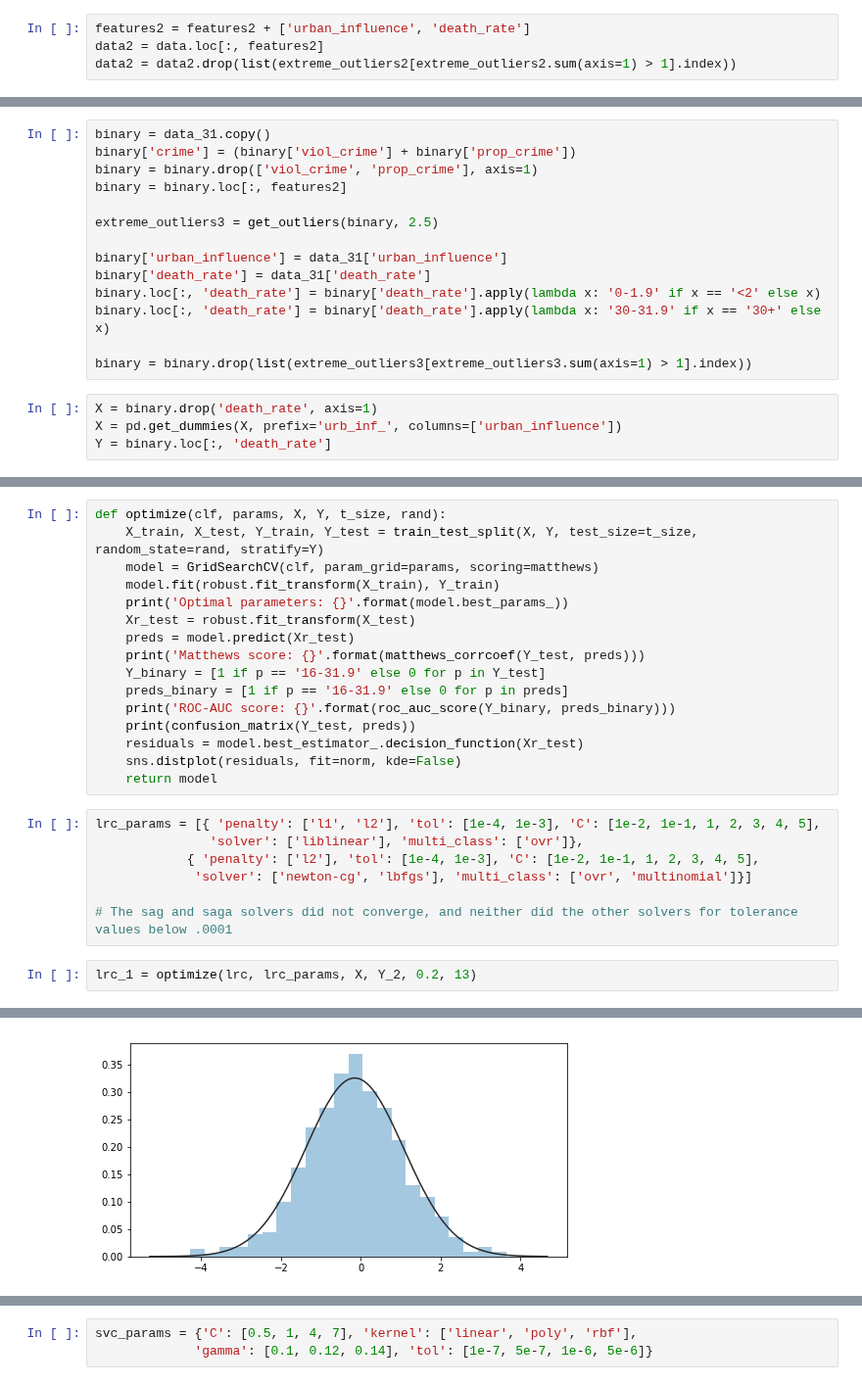
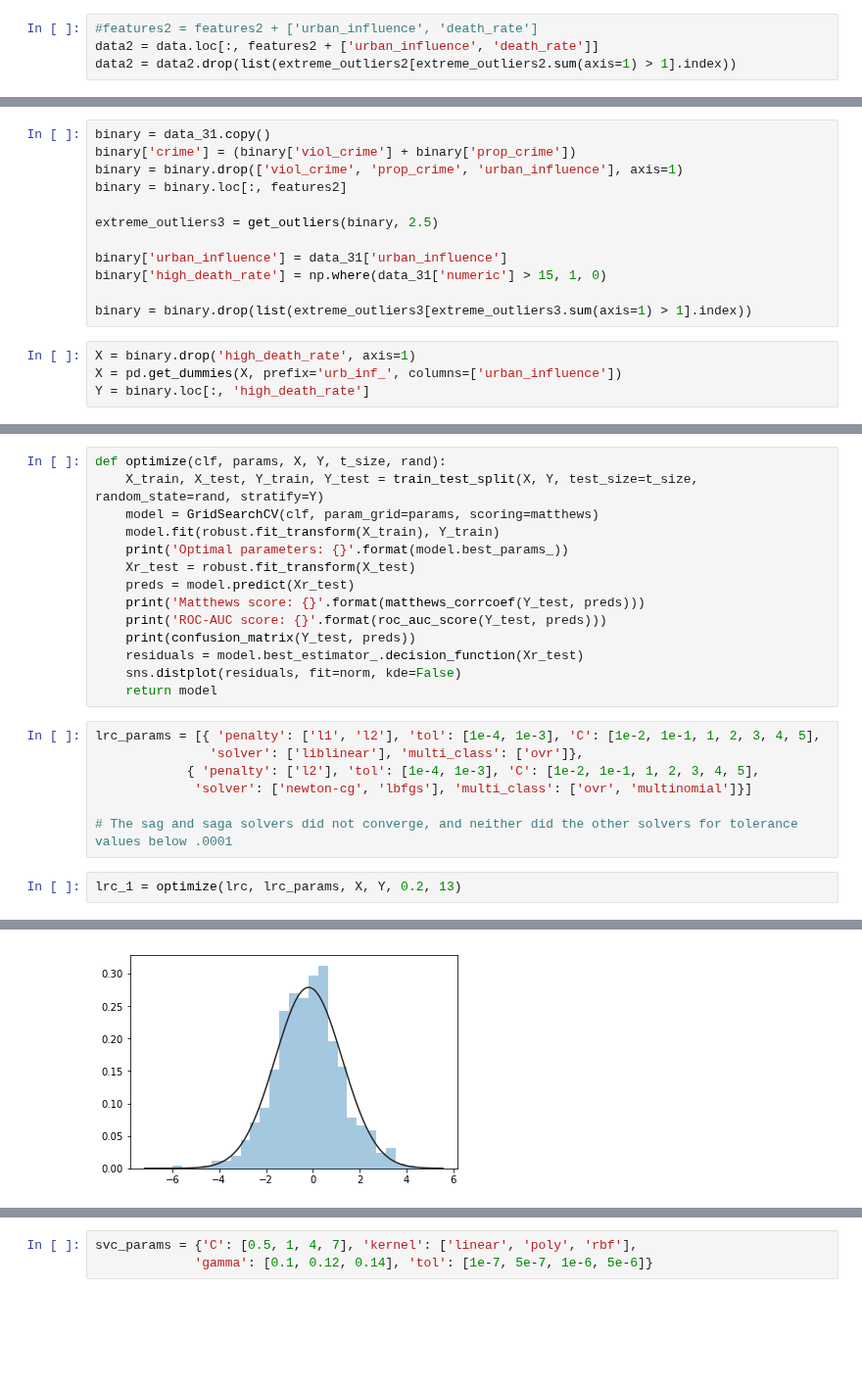
Before and after one commit to vincegiorno/drug_deaths, a Jupyter notebook: drug_deaths.ipynb, the cells around one changed output, grey strips where cells are left out. Shown at 98% size. Cells and saved outputs as stored; diff of their text form; blank space fills up the shorter version.

```diff
--- a/drug_deaths.ipynb
+++ b/drug_deaths.ipynb
@@ -733,6 +733,6 @@ The number of samples with 2 or more extreme outliers is very small, so remoe th
 # %%
-features2 = features2 + ['urban_influence', 'death_rate']
-data2 = data.loc[:, features2]
+#features2 = features2 + ['urban_influence', 'death_rate']
+data2 = data.loc[:, features2 + ['urban_influence', 'death_rate']]
 data2 = data2.drop(list(extreme_outliers2[extreme_outliers2.sum(axis=1) > 1].index))
 # %%
 len(data2)
@@ -907,18 +907,16 @@ Support vector performs better on the test set, but logistic regression is more
 # %%
 binary = data_31.copy()
 binary['crime'] = (binary['viol_crime'] + binary['prop_crime'])
-binary = binary.drop(['viol_crime', 'prop_crime'], axis=1)
+binary = binary.drop(['viol_crime', 'prop_crime', 'urban_influence'], axis=1)
 binary = binary.loc[:, features2]
 
 extreme_outliers3 = get_outliers(binary, 2.5)
 
 binary['urban_influence'] = data_31['urban_influence']
-binary['death_rate'] = data_31['death_rate']
-binary.loc[:, 'death_rate'] = binary['death_rate'].apply(lambda x: '0-1.9' if x == '<2' else x)
-binary.loc[:, 'death_rate'] = binary['death_rate'].apply(lambda x: '30-31.9' if x == '30+' else x)
+binary['high_death_rate'] = np.where(data_31['numeric'] > 15, 1, 0)
 
 binary = binary.drop(list(extreme_outliers3[extreme_outliers3.sum(axis=1) > 1].index))
 # %%
-X = binary.drop('death_rate', axis=1)
+X = binary.drop('high_death_rate', axis=1)
 X = pd.get_dummies(X, prefix='urb_inf_', columns=['urban_influence'])
-Y = binary.loc[:, 'death_rate']
+Y = binary.loc[:, 'high_death_rate']
@@ -940,9 +933,7 @@ def optimize(clf, params, X, Y, t_size, rand):
     Xr_test = robust.fit_transform(X_test)
     preds = model.predict(Xr_test)
     print('Matthews score: {}'.format(matthews_corrcoef(Y_test, preds)))
-    Y_binary = [1 if p == '16-31.9' else 0 for p in Y_test]
-    preds_binary = [1 if p == '16-31.9' else 0 for p in preds]
-    print('ROC-AUC score: {}'.format(roc_auc_score(Y_binary, preds_binary)))
+    print('ROC-AUC score: {}'.format(roc_auc_score(Y_test, preds)))
     print(confusion_matrix(Y_test, preds))
     residuals = model.best_estimator_.decision_function(Xr_test)
     sns.distplot(residuals, fit=norm, kde=False)
@@ -955,5 +946,5 @@ lrc_params = [{ 'penalty': ['l1', 'l2'], 'tol': [1e-4, 1e-3], 'C': [1e-2, 1e-1,
 
 # The sag and saga solvers did not converge, and neither did the other solvers for tolerance values below .0001
 # %%
-lrc_1 = optimize(lrc, lrc_params, X, Y_2, 0.2, 13)
+lrc_1 = optimize(lrc, lrc_params, X, Y, 0.2, 13)
 # %% [output]
@@ -965,2 +956,2 @@ ROC-AUC score: 0.7395927066066776
-[figure, old version]
+[figure, new version]
 # %%
```
Also changed, not shown: parts of 32 cells of this notebook.
